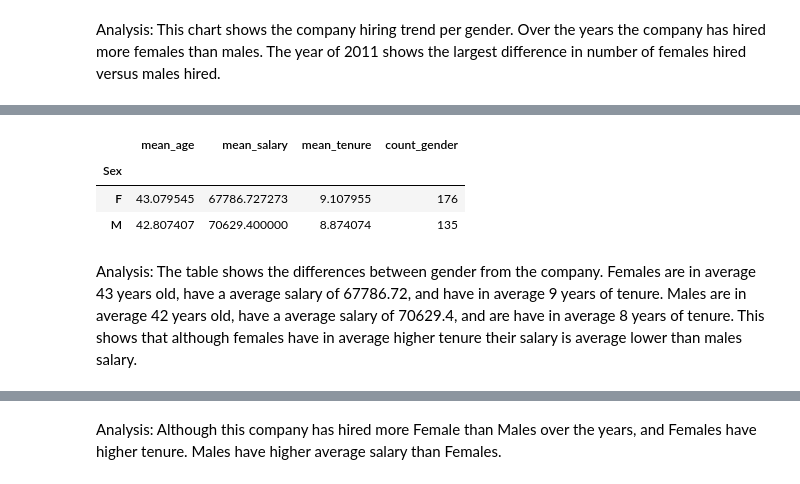
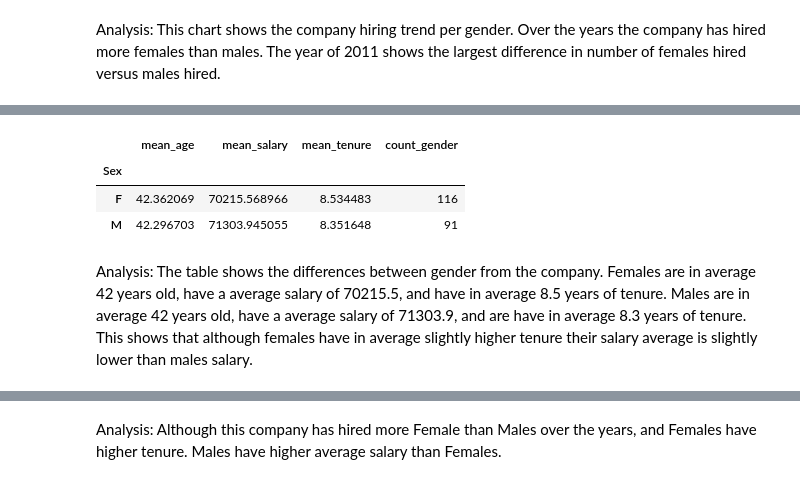
Before and after one commit to rossettifla/HRPythonproject, a Jupyter notebook: Genderdifferencesproject.ipynb, the cells around one changed output, grey strips where cells are left out. Drawn from its saved outputs; the diff is of its cells as text; code cells hidden in the pictures.

```diff
--- a/Genderdifferencesproject.ipynb
+++ b/Genderdifferencesproject.ipynb
@@ -209,2 +208,5 @@ plt.show()
 # %% [markdown]
 Analysis: This chart shows the company hiring trend per gender. Over the years the company has hired more females than males. The year of 2011 shows the largest difference in number of females hired versus males hired.
+# %%
+activeonly_df=df[df.EmploymentStatus =='Active']
+activeonly_df.count()
@@ -211,9 +231,12 @@ Analysis: This chart shows the company hiring trend per gender. Over the years t
 # %%
-df.groupby(df.Sex).agg(mean_age=('Age','mean'),mean_salary=("Salary","mean"),mean_tenure=('Tenure','mean'),count_gender=('Sex','count'))
+genderstats_df=activeonly_df.groupby(activeonly_df.Sex).agg(mean_age=('Age','mean'),
+mean_salary=("Salary","mean"),mean_tenure=('Tenure','mean'),count_gender=('Sex','count'))
+
+display(genderstats_df)
 # %% [output]
 |  | mean_age | mean_salary | mean_tenure | count_gender |
 | Sex |  |  |  |  |
-| F | 43.079545 | 67786.727273 | 9.107955 | 176 |
-| M | 42.807407 | 70629.400000 | 8.874074 | 135 |
+| F | 42.362069 | 70215.568966 | 8.534483 | 116 |
+| M | 42.296703 | 71303.945055 | 8.351648 | 91 |
 # %% [markdown]
-Analysis: The table shows the differences between gender from the company. Females are in average 43 years old, have a average salary of 67786.72, and have in average 9 years of tenure. Males are in average 42 years old, have a average salary of 70629.4, and are have in average 8 years of tenure. This shows that although females have in average higher tenure their salary is average lower than males salary.
+Analysis: The table shows the differences between gender from the company. Females are in average 42 years old, have a average salary of 70215.5, and have in average 8.5 years of tenure. Males are in average 42 years old, have a average salary of 71303.9, and are have in average 8.3 years of tenure. This shows that although females have in average slightly higher tenure their salary average is slightly lower than males salary.
```
Also changed, not shown: parts of 5 cells of this notebook.
